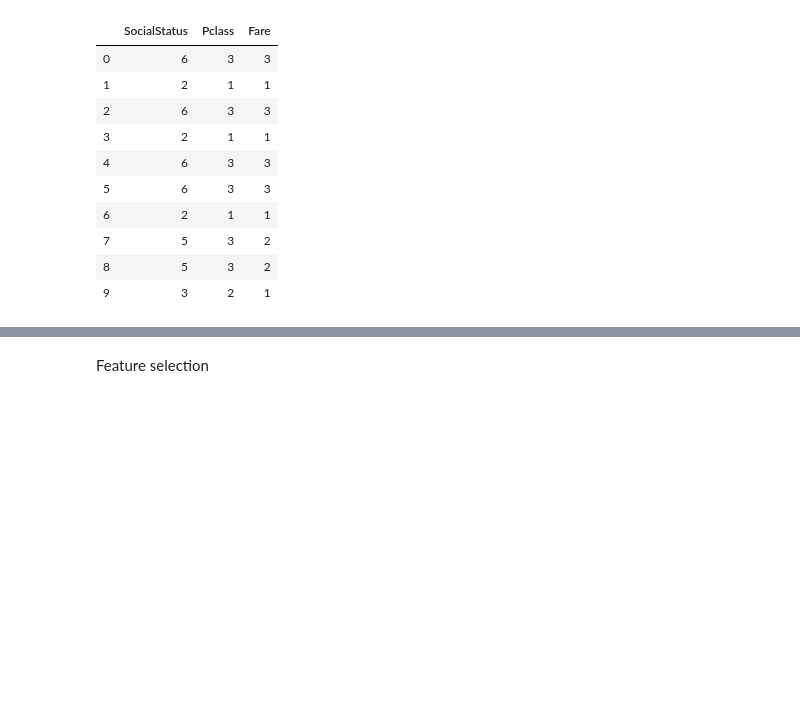
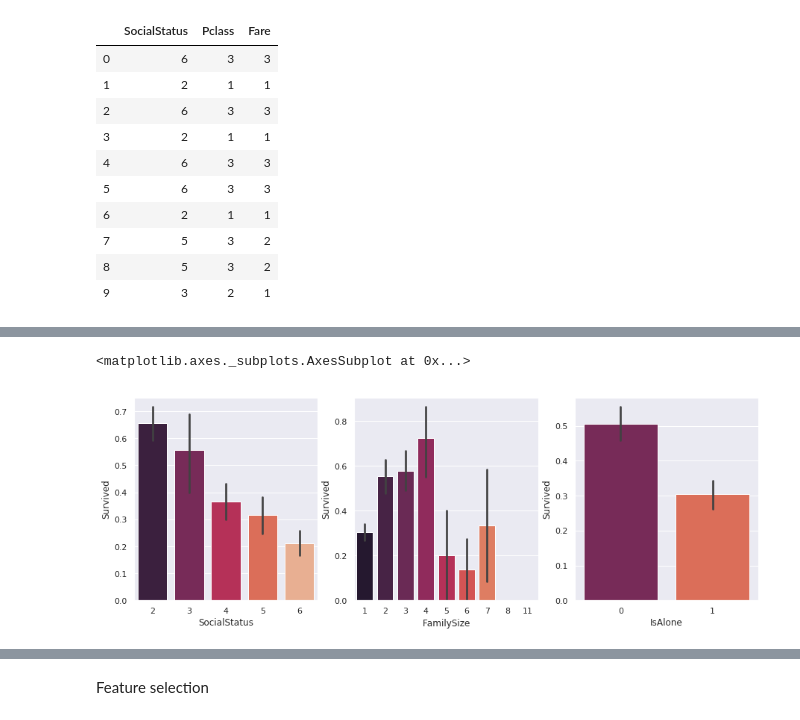
Before and after one commit to henriquebferreira/titanic-kaggle, a Jupyter notebook: predicting-titanic-survivors.ipynb, the cells around one changed output, grey strips where cells are left out. Drawn from its saved outputs; the diff is of its cells as text; code cells hidden in the pictures; blank space fills up the shorter version.

```diff
--- a/predicting-titanic-survivors.ipynb
+++ b/predicting-titanic-survivors.ipynb
@@ -416,0 +416,8 @@ data_train.head()
+# %%
+f, (ax_social, ax_fam, ax_alone) = plt.subplots(1, 3,figsize=(15,5))
+sns.barplot(x='SocialStatus', y='Survived', palette="rocket", data=data_train, ax = ax_social)
+sns.barplot(x='FamilySize', y='Survived', palette="rocket", data=data_train, ax = ax_fam)
+sns.barplot(x='IsAlone', y='Survived', data = data_train, palette="rocket", ax = ax_alone)
+# %% [output]
+<matplotlib.axes._subplots.AxesSubplot at 0x...>
+[figure, added]
```
Also changed, not shown: parts of 41 cells of this notebook, 1 other file.
